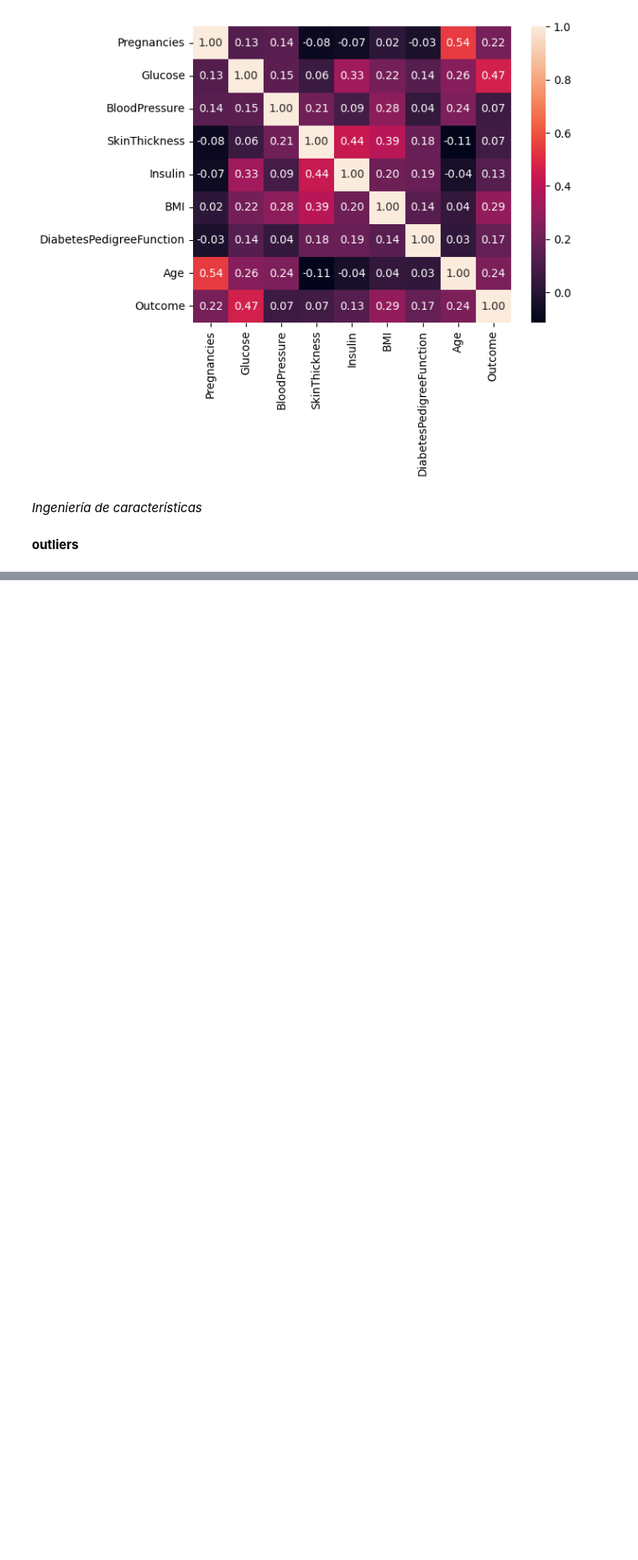
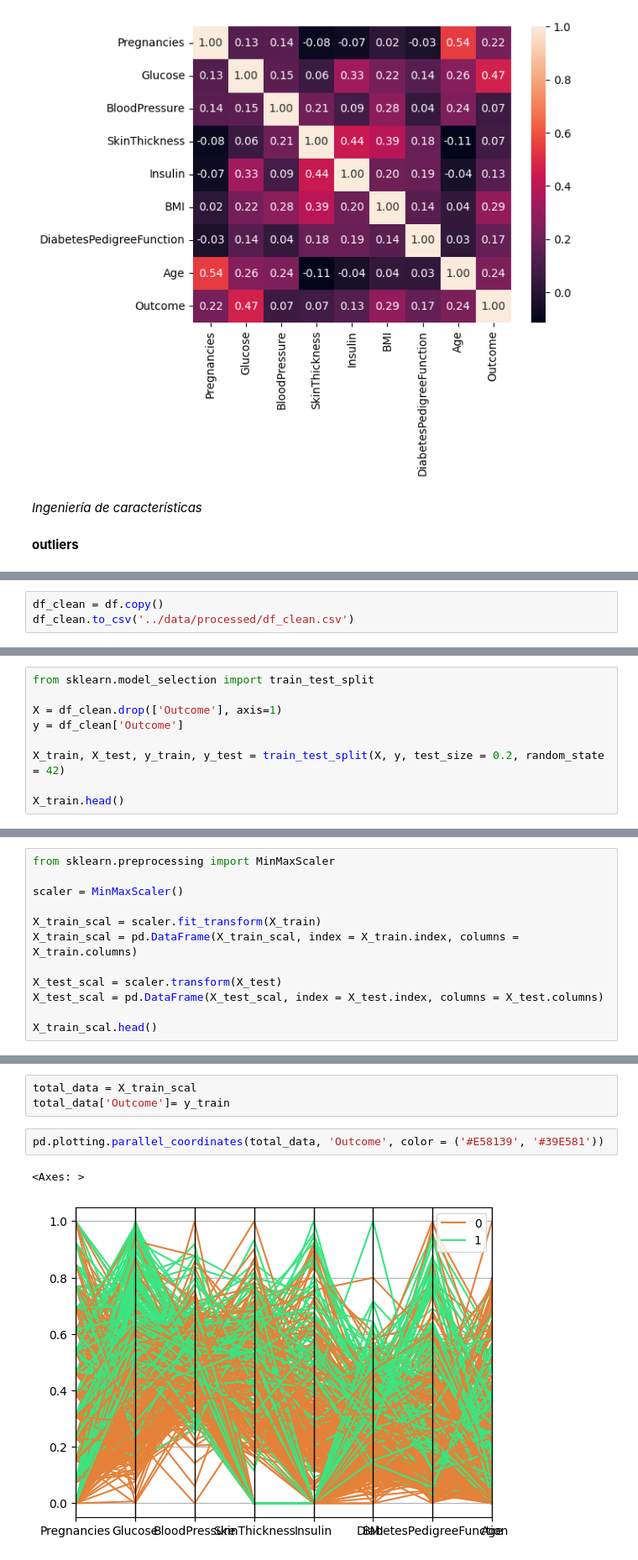
Before and after one commit to Nicolas-DL/arbol_decision, a Jupyter notebook: src/explore.ipynb, the cells around one changed output, grey strips where cells are left out. Shown at 84% size. Cells and saved outputs as stored; diff of their text form; blank space fills up the shorter version.

```diff
--- a/src/explore.ipynb
+++ b/src/explore.ipynb
@@ -123,0 +247,3 @@ plt.show()
+# %%
+df_clean = df.copy()
+df_clean.to_csv('../data/processed/df_clean.csv')
@@ -123,0 +252,9 @@ plt.show()
+# %%
+from sklearn.model_selection import train_test_split
+
+X = df_clean.drop(['Outcome'], axis=1)
+y = df_clean['Outcome']
+
+X_train, X_test, y_train, y_test = train_test_split(X, y, test_size = 0.2, random_state = 42)
+
+X_train.head()
@@ -123,0 +273,12 @@ plt.show()
+# %%
+from sklearn.preprocessing import MinMaxScaler
+
+scaler = MinMaxScaler()
+
+X_train_scal = scaler.fit_transform(X_train)
+X_train_scal = pd.DataFrame(X_train_scal, index = X_train.index, columns = X_train.columns)
+
+X_test_scal = scaler.transform(X_test)
+X_test_scal = pd.DataFrame(X_test_scal, index = X_test.index, columns = X_test.columns)
+
+X_train_scal.head()
@@ -123,0 +292,8 @@ plt.show()
+# %%
+total_data = X_train_scal
+total_data['Outcome']= y_train
+# %%
+pd.plotting.parallel_coordinates(total_data, 'Outcome', color = ('#E58139', '#39E581'))
+# %% [output]
+<Axes: >
+[figure, added]
```
Also changed, not shown: parts of 44 cells of this notebook, 3 other files.
